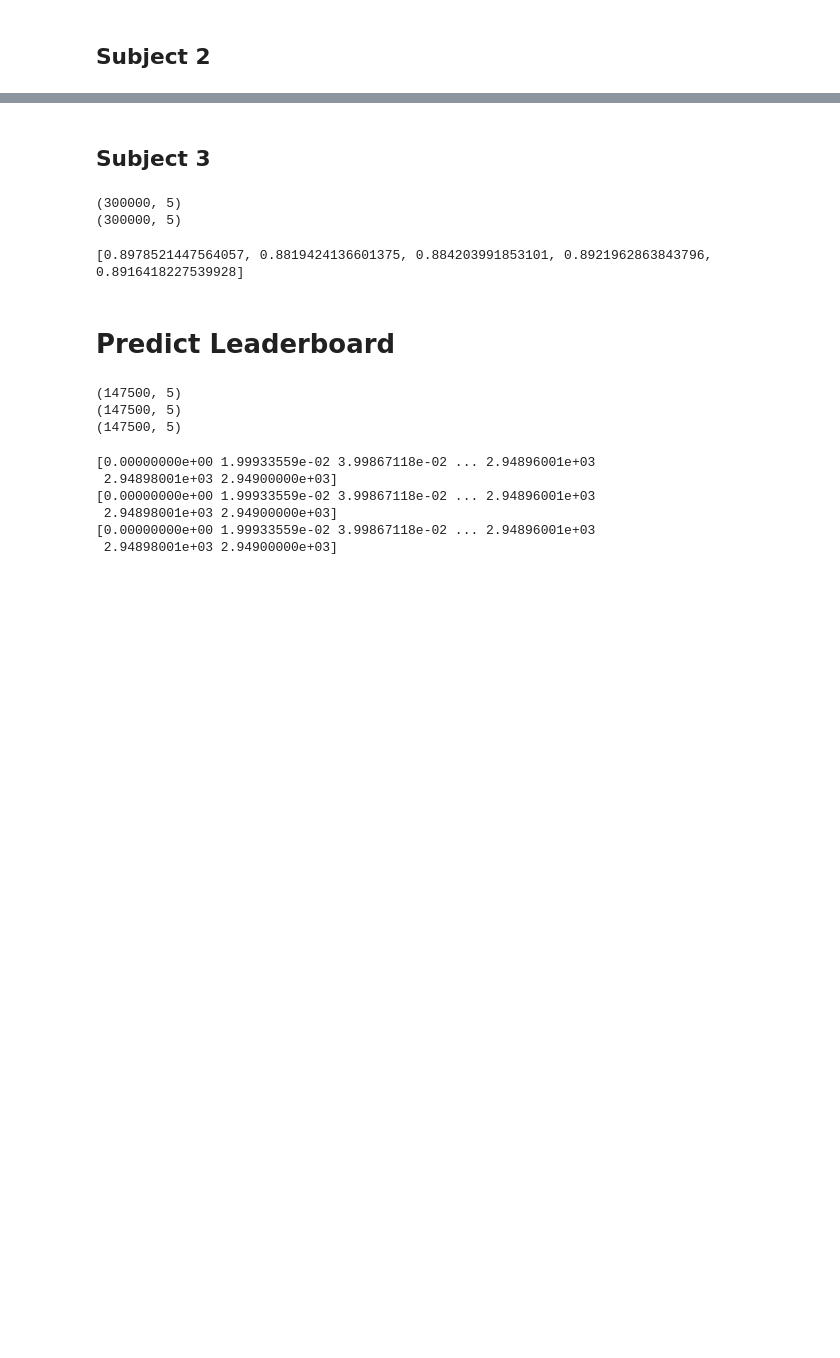
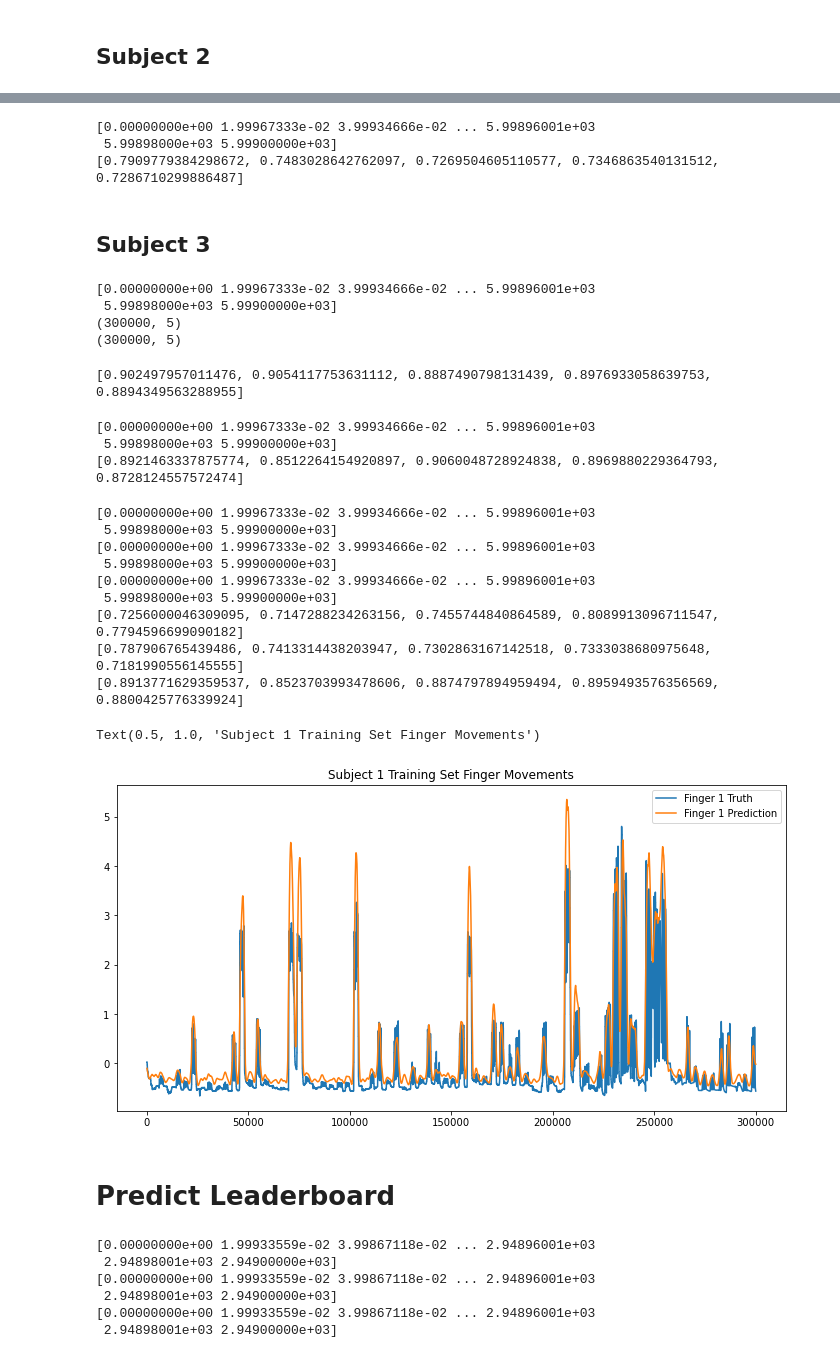
Before and after one commit to carlosaaguila/final_proj_BE521, a Jupyter notebook: regression_predict.ipynb, the cells around one changed output, grey strips where cells are left out. Drawn from its saved outputs; the diff is of its cells as text; code cells hidden in the pictures; blank space fills up the shorter version.

Commit message:
Prediction code with wider gaussian, r=0.4534

```diff
--- a/regression_predict.ipynb
+++ b/regression_predict.ipynb
@@ -127,6 +180,6 @@ print(subj1_corr)
 # %% [markdown]
 ## Subject 2
 # %%
-reg_rfr_s2 = pickle.load(open('subject2_rfr_1000.model', 'rb'))
+reg_rfr_s2 = pickle.load(open('subject2_rfr_1000_run2.model', 'rb'))
 pred_s2 = reg_rfr_s2.predict(feats_s2_train)
 # %%
@@ -152,28 +207,76 @@ print(subj2_corr)
+# %%
+pred2_train_postprocess = convolve_gaussian(spline_preds(pred_s2, 300000))
+
+print(compute_corr(pred2_train_postprocess, train_dg_s2))
+# %% [output]
+[0.00000000e+00 1.99967333e-02 3.99934666e-02 ... 5.99896001e+03
+ 5.99898000e+03 5.99900000e+03]
+[0.7909779384298672, 0.7483028642762097, 0.7269504605110577, 0.7346863540131512, 0.7286710299886487]
 # %% [markdown]
 ## Subject 3
 # %%
-reg_rfr_s3 = pickle.load(open('subject3_rfr_1000.model', 'rb'))
+reg_rfr_s3 = pickle.load(open('subject3_rfr_1000_run2.model', 'rb'))
 pred_s3 = reg_rfr_s3.predict(feats_s3_train)
 # %%
-pred_s3_repeat = repeat_preds(pred_s3, 50)
+pred_s3_spline = spline_preds(pred_s3, 300000)
 #pred_s1_interp = repeat_preds(pred_s1, len(train_dg_s1))
-print(pred_s3_repeat.shape)
+print(pred_s3_spline.shape)
 #print(pred_s1_interp.shape)
 print(train_dg_s3.shape)
 # %% [output]
+[0.00000000e+00 1.99967333e-02 3.99934666e-02 ... 5.99896001e+03
+ 5.99898000e+03 5.99900000e+03]
 (300000, 5)
 (300000, 5)
+# %%
+subj3_corr = compute_corr(pred_s3_spline, train_dg_s3)
+print(subj3_corr)
+# %% [output]
+[0.902497957011476, 0.9054117753631112, 0.8887490798131439, 0.8976933058639753, 0.8894349563288955]
 # %%
 # plt.scatter(train_dg_s3.transpose()[0], pred_s3_repeat.transpose()[0], s=3)
 # plt.scatter(train_dg_s3.transpose()[1], pred_s3_repeat.transpose()[1], s=3)
 # plt.scatter(train_dg_s3.transpose()[2], pred_s3_repeat.transpose()[2], s=3)
 # plt.scatter(train_dg_s3.transpose()[3], pred_s3_repeat.transpose()[3], s=3)
 # plt.scatter(train_dg_s3.transpose()[4], pred_s3_repeat.transpose()[4], s=3)
-# %%
-subj3_corr = compute_corr(pred_s3_repeat, train_dg_s3)
-print(subj3_corr)
-# %% [output]
-[0.8978521447564057, 0.8819424136601375, 0.884203991853101, 0.8921962863843796, 0.8916418227539928]
+# %%
+#pred3_train_postprocess = convolve_gaussian(spline_preds(pred_s3, 300000))
+pred3_train_postprocess = convolve_gaussian(spline_preds(pred_s3, 300000))
+print(compute_corr(pred3_train_postprocess, train_dg_s3))
+# %% [output]
+[0.00000000e+00 1.99967333e-02 3.99934666e-02 ... 5.99896001e+03
+ 5.99898000e+03 5.99900000e+03]
+[0.8921463337875774, 0.8512264154920897, 0.9060048728924838, 0.8969880229364793, 0.8728124557572474]
+# %%
+plt.figure(figsize=(12,6))
+pred_s1_train_spline = spline_preds(pred_s1, 300000)
+pred_s2_train_spline = spline_preds(pred_s2, 300000)
+pred_s3_train_spline = spline_preds(pred_s3, 300000)
+
+pred1_train_postprocess[pred1_train_postprocess > 0] = pred1_train_postprocess[pred1_train_postprocess > 0] * 3
+pred2_train_postprocess[pred2_train_postprocess > 0] = pred2_train_postprocess[pred2_train_postprocess > 0] * 3
+pred3_train_postprocess[pred3_train_postprocess > 0] = pred3_train_postprocess[pred3_train_postprocess > 0] * 3
+
+
+print(compute_corr(pred1_train_postprocess, train_dg_s1))
+print(compute_corr(pred2_train_postprocess, train_dg_s2))
+print(compute_corr(pred3_train_postprocess, train_dg_s3))
+plt.plot(np.linspace(0,len(train_dg_s3), 300000), train_dg_s3.transpose()[4])
+plt.plot(np.linspace(0,len(train_dg_s3), 300000), pred3_train_postprocess.transpose()[4])
+plt.legend(["Finger 1 Truth", "Finger 1 Prediction"])
+plt.title("Subject 1 Training Set Finger Movements")
+# %% [output]
+[0.00000000e+00 1.99967333e-02 3.99934666e-02 ... 5.99896001e+03
+ 5.99898000e+03 5.99900000e+03]
+[0.00000000e+00 1.99967333e-02 3.99934666e-02 ... 5.99896001e+03
+ 5.99898000e+03 5.99900000e+03]
+[0.00000000e+00 1.99967333e-02 3.99934666e-02 ... 5.99896001e+03
+ 5.99898000e+03 5.99900000e+03]
+[0.7256000046309095, 0.7147288234263156, 0.7455744840864589, 0.8089913096711547, 0.7794596699090182]
+[0.787906765439486, 0.7413314438203947, 0.7302863167142518, 0.7333038680975648, 0.7181990556145555]
+[0.8913771629359537, 0.8523703993478606, 0.8874797894959494, 0.8959493576356569, 0.8800425776339924]
+Text(0.5, 1.0, 'Subject 1 Training Set Finger Movements')
+[figure, added]
 # %% [markdown]
 # Predict Leaderboard
 # %%
@@ -191,21 +298,8 @@ file_s3.close()
 # %%
 pred_s1_test = reg_rfr_s1.predict(feats_s1_test)
-pred_s1_test_repeat = repeat_preds(pred_s1_test, 50)
-
-print(pred_s1_test_repeat.shape)
 
 pred_s2_test = reg_rfr_s2.predict(feats_s2_test)
-pred_s2_test_repeat = repeat_preds(pred_s2_test, 50)
-
-print(pred_s2_test_repeat.shape)
 
 pred_s3_test = reg_rfr_s3.predict(feats_s3_test)
-pred_s3_test_repeat = repeat_preds(pred_s3_test, 50)
-
-print(pred_s3_test_repeat.shape)
-# %% [output]
-(147500, 5)
-(147500, 5)
-(147500, 5)
 # %%
 pred_s1_test_spline = spline_preds(pred_s1_test, 147500)
```
Also changed, not shown: parts of 26 cells of this notebook.
